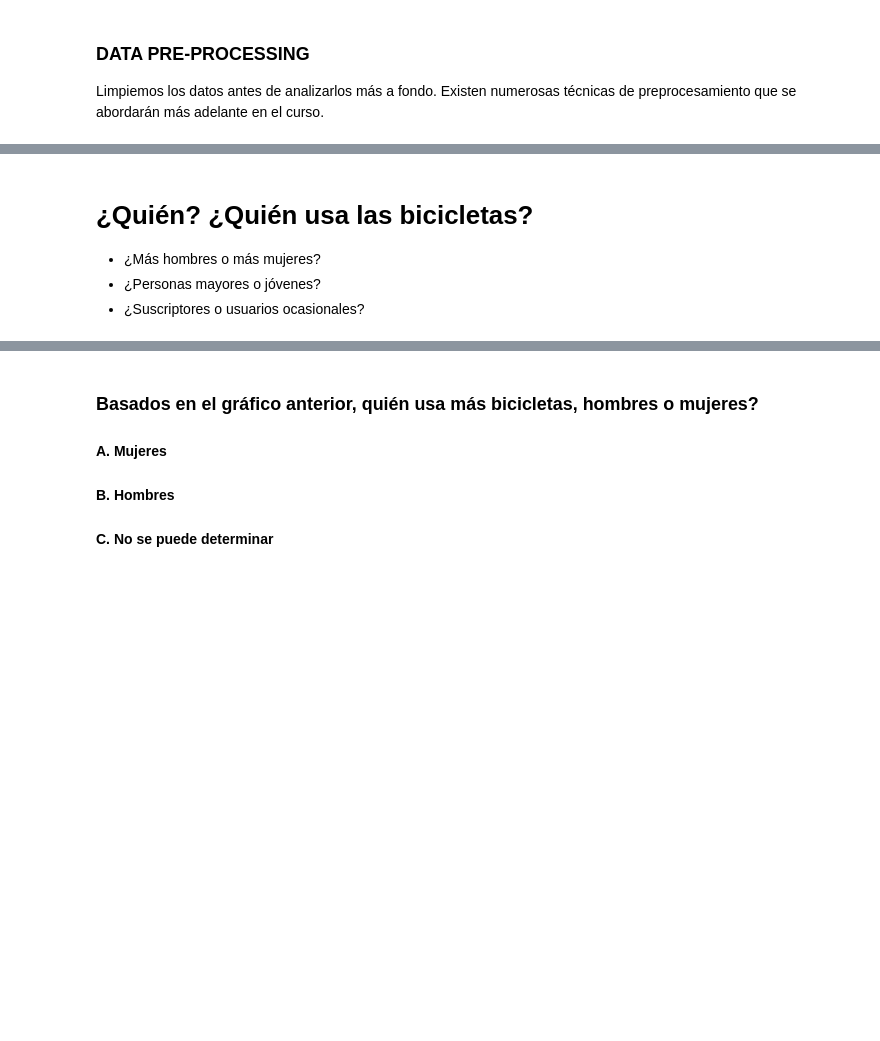
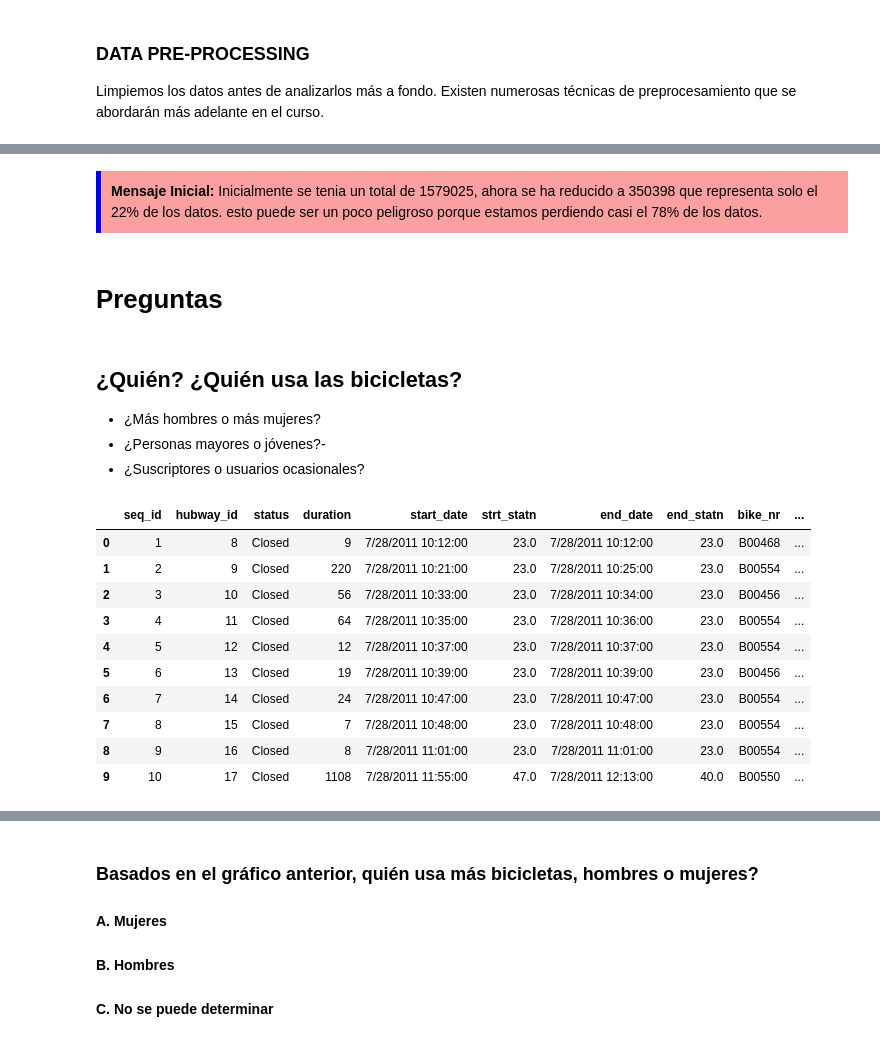
Before and after one commit to Noodle96/Topicos_Ciencia_Datos, a Jupyter notebook: Proceso_Data_Science/Proceso_de_Ciencia_de_Datos__Hubway.ipynb, the cells around one changed output, grey strips where cells are left out. Saved outputs shown, nothing was run; the diff lists cells and outputs as text; code cells hidden in the pictures; blank space fills up the shorter version.

```diff
--- a/Proceso_Data_Science/Proceso_de_Ciencia_de_Datos__Hubway.ipynb
+++ b/Proceso_Data_Science/Proceso_de_Ciencia_de_Datos__Hubway.ipynb
@@ -929,5 +1510,11 @@ print(trips.shape)
+# %% [markdown]
+<div style="border-left: 5px solid blue; background-color: #FAA0A0; padding:10px;">
+<strong>Mensaje Inicial:</strong> Inicialmente se tenia un total de 1579025, ahora se ha reducido a 350398 que representa solo el 22% de los datos. esto puede ser un poco peligroso porque estamos perdiendo casi el 78% de los datos.
+</div>
+# %% [markdown]
+# **Preguntas**
 # %% [markdown]
-# **¿Quién? ¿Quién usa las bicicletas?**
+## **¿Quién? ¿Quién usa las bicicletas?**
 *  ¿Más hombres o más mujeres?
-*  ¿Personas mayores o jóvenes?
+*  ¿Personas mayores o jóvenes?-
 *  ¿Suscriptores o usuarios ocasionales?
@@ -943,3 +1530,15 @@ trips.drop('birth_date', axis=1, inplace=True)
 # %%
-trips
+trips.head(10)
+# %% [output]
+|  | seq_id | hubway_id | status | duration | start_date | strt_statn | end_date | end_statn | bike_nr | ... |
+| 0 | 1 | 8 | Closed | 9 | 7/28/2011 10:12:00 | 23.0 | 7/28/2011 10:12:00 | 23.0 | B00468 | ... |
+| 1 | 2 | 9 | Closed | 220 | 7/28/2011 10:21:00 | 23.0 | 7/28/2011 10:25:00 | 23.0 | B00554 | ... |
+| 2 | 3 | 10 | Closed | 56 | 7/28/2011 10:33:00 | 23.0 | 7/28/2011 10:34:00 | 23.0 | B00456 | ... |
+| 3 | 4 | 11 | Closed | 64 | 7/28/2011 10:35:00 | 23.0 | 7/28/2011 10:36:00 | 23.0 | B00554 | ... |
+| 4 | 5 | 12 | Closed | 12 | 7/28/2011 10:37:00 | 23.0 | 7/28/2011 10:37:00 | 23.0 | B00554 | ... |
+| 5 | 6 | 13 | Closed | 19 | 7/28/2011 10:39:00 | 23.0 | 7/28/2011 10:39:00 | 23.0 | B00456 | ... |
+| 6 | 7 | 14 | Closed | 24 | 7/28/2011 10:47:00 | 23.0 | 7/28/2011 10:47:00 | 23.0 | B00554 | ... |
+| 7 | 8 | 15 | Closed | 7 | 7/28/2011 10:48:00 | 23.0 | 7/28/2011 10:48:00 | 23.0 | B00554 | ... |
+| 8 | 9 | 16 | Closed | 8 | 7/28/2011 11:01:00 | 23.0 | 7/28/2011 11:01:00 | 23.0 | B00554 | ... |
+| 9 | 10 | 17 | Closed | 1108 | 7/28/2011 11:55:00 | 47.0 | 7/28/2011 12:13:00 | 40.0 | B00550 | ... |
 # %%
```
Also changed, not shown: parts of 62 cells of this notebook.
